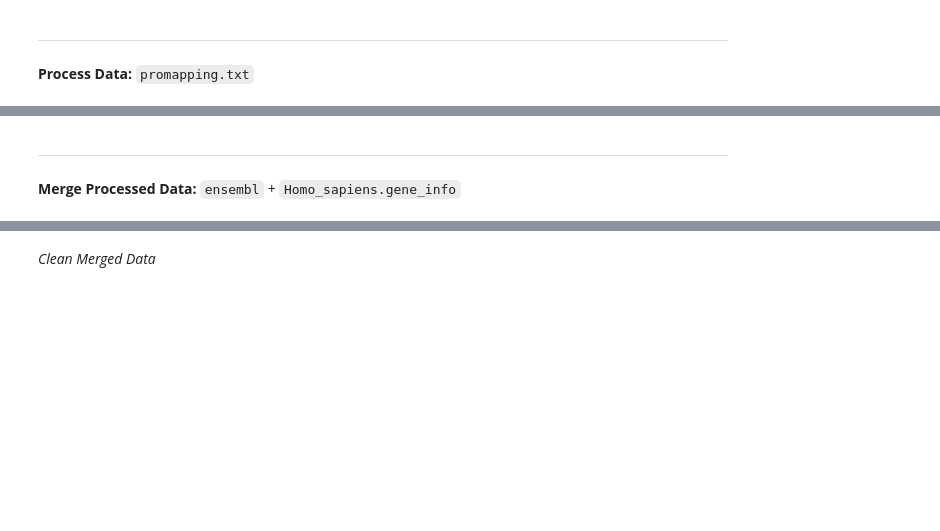
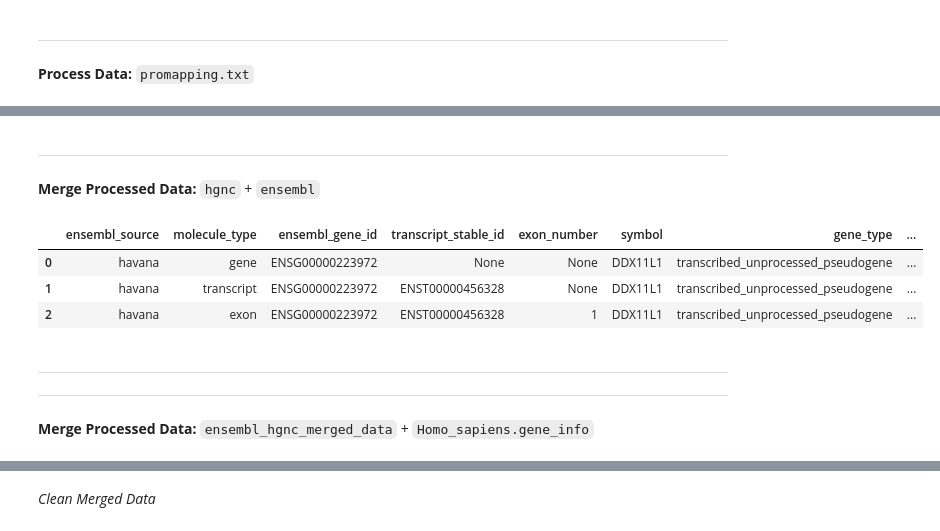
Before and after one commit to callahantiff/PheKnowLator, a Jupyter notebook: Data_Preparation.ipynb, the cells around one changed output, grey strips where cells are left out. Cells and saved outputs as stored; diff of their text form; code cells hidden in the pictures; blank space fills up the shorter version.

```diff
--- a/Data_Preparation.ipynb
+++ b/Data_Preparation.ipynb
@@ -172,0 +286,13 @@ ensembl.head(n=3)
+# %%
+# merge annotation data with enseble gene set
+ensembl = pandas.merge(ensembl_geneset,
+                       ensembl_annot,
+                       left_on = ['gene_stable_id', 'transcript_stable_id'],
+                       right_on = ['gene_stable_id', 'transcript_stable_id'],
+                       how='outer')
+
+# replace NaN with 'None'
+ensembl.fillna('None', inplace=True)
+
+# preview data
+ensembl.head(n=3)
@@ -226,3 +362,28 @@ pro_mapping.head(n=3)
+# %% [markdown]
+***
+**Merge Processed Data:** `hgnc` + `ensembl`
+# %%
+# rename columns before merging
+ensembl.rename(columns={'gene_stable_id': 'ensembl_gene_id', 'xref_uniprot': 'uniprot_ids', 'xref_entrez': 'entrez_id', 'gene_name': 'symbol'}, inplace=True)
+
+# merge uniprot and ncbi data
+ensembl_hgnc_merged_data = pandas.merge(ensembl,
+                                        hgnc,
+                                        left_on=['ensembl_gene_id', 'entrez_id', 'uniprot_ids', 'symbol'],
+                                        right_on=['ensembl_gene_id', 'entrez_id', 'uniprot_ids', 'symbol'],
+                                        how='outer')
+
+# replace NaN with 'None'
+ensembl_hgnc_merged_data.fillna('None', inplace=True)
+
+# preview data
+ensembl_hgnc_merged_data.head(n=3)
+# %% [output]
+|  | ensembl_source | molecule_type | ensembl_gene_id | transcript_stable_id | exon_number | symbol | gene_type | ... |
+| 0 | havana | gene | ENSG00000223972 | None | None | DDX11L1 | transcribed_unprocessed_pseudogene | ... |
+| 1 | havana | transcript | ENSG00000223972 | ENST00000456328 | None | DDX11L1 | transcribed_unprocessed_pseudogene | ... |
+| 2 | havana | exon | ENSG00000223972 | ENST00000456328 | 1 | DDX11L1 | transcribed_unprocessed_pseudogene | ... |
 # %% [markdown]
 ***
-**Merge Processed Data:** `ensembl` + `Homo_sapiens.gene_info`
+***
+**Merge Processed Data:** `ensembl_hgnc_merged_data` + `Homo_sapiens.gene_info`
```
Also changed, not shown: parts of 107 cells of this notebook, 6 other files.
